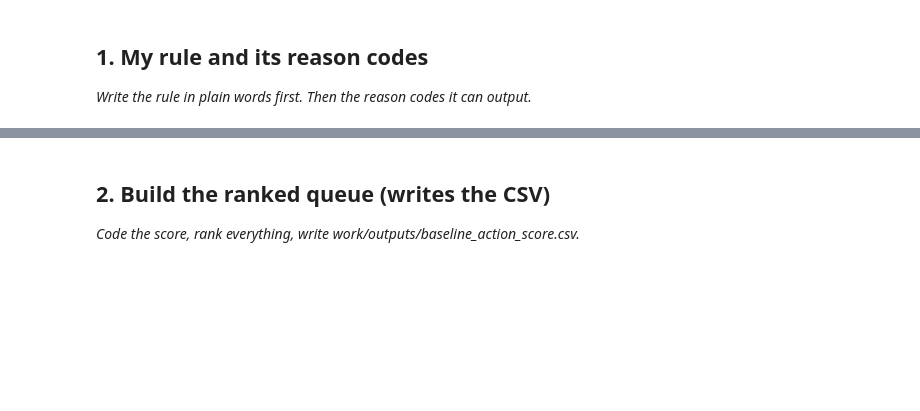
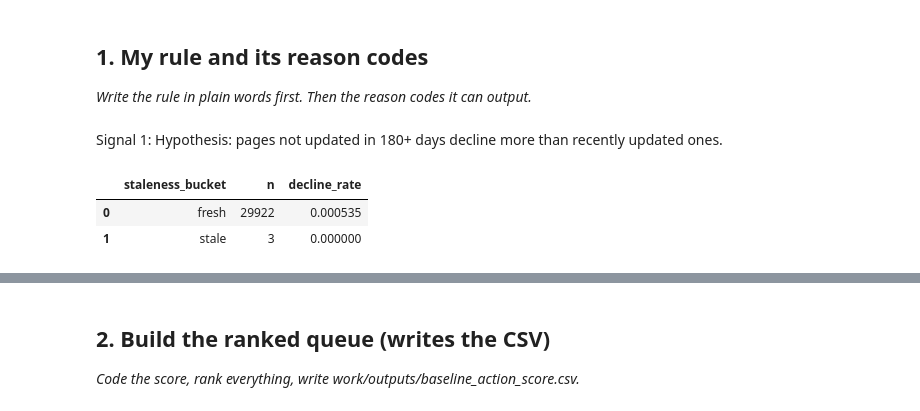
Before and after one commit to samhere3116-maker/ML-Pipeline, a Jupyter notebook: work/notebooks/w04_baseline_score.ipynb, the cells around one changed output, grey strips where cells are left out. Drawn from its saved outputs; the diff is of its cells as text; code cells hidden in the pictures; blank space fills up the shorter version.

```diff
--- a/work/notebooks/w04_baseline_score.ipynb
+++ b/work/notebooks/w04_baseline_score.ipynb
@@ -15,0 +13,3 @@ This skeleton is yours to fill. Work the sections **in order** — each one has
+# %% [markdown]
+Signal 1:
+Hypothesis: pages not updated in 180+ days decline more than recently updated ones.
@@ -15,0 +37,34 @@ This skeleton is yours to fill. Work the sections **in order** — each one has
+# %%
+# This cell is for CODE (numbers, a query, a check).
+# Write your text answer in the cell ABOVE this one — typing sentences here breaks Run All.
+staleness = con.sql(f"""
+    WITH windowed AS (
+        SELECT client_hash_id, content_hash_id,
+            SUM(CASE WHEN report_date > DATE '{MONTH_END}' - INTERVAL 30 DAY THEN gsc_impressions ELSE 0 END) AS imp_last30,
+            SUM(CASE WHEN report_date <= DATE '{MONTH_END}' - INTERVAL 30 DAY THEN gsc_impressions ELSE 0 END) AS imp_prev30
+        FROM {FACT}
+        WHERE report_date BETWEEN '{MONTH_START}' AND '{MONTH_END}'
+        GROUP BY 1, 2
+        HAVING imp_prev30 >= 50
+    ),
+    with_age AS (
+        SELECT w.*, DATE_DIFF('day', d.content_updated_date, DATE '{MONTH_END}') AS days_since_update
+        FROM windowed w
+        JOIN {DIM_CONTENT} d USING (content_hash_id)
+        WHERE d.content_updated_date IS NOT NULL
+    ),
+    labeled AS (
+        SELECT *,
+            CASE WHEN imp_last30 < 0.8 * imp_prev30 THEN 1 ELSE 0 END AS is_declining,
+            CASE WHEN days_since_update >= 180 THEN 'stale' ELSE 'fresh' END AS staleness_bucket
+        FROM with_age
+    )
+    SELECT staleness_bucket, COUNT(*) AS n, AVG(is_declining) AS decline_rate
+    FROM labeled
+    GROUP BY staleness_bucket
+""").df()
+staleness
+# %% [output]
+|  | staleness_bucket | n | decline_rate |
+| 0 | fresh | 29922 | 0.000535 |
+| 1 | stale | 3 | 0.000000 |
```
Also changed, not shown: parts of 11 cells of this notebook.
